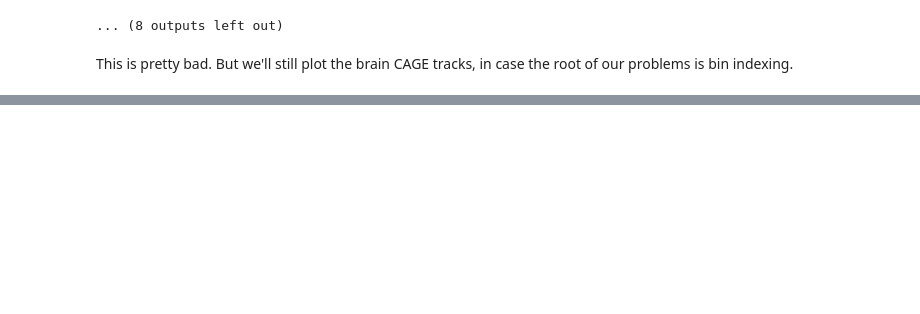
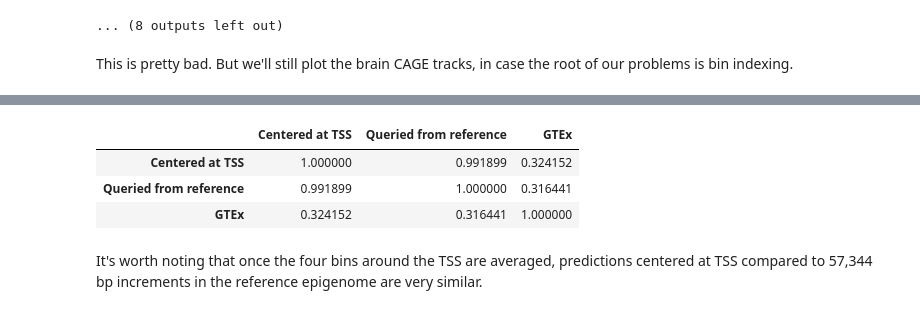
Before and after one commit to hakyimlab/sabrina-deep-learning-in-genomics, a Jupyter notebook: posts/2023-08-28-comparing-enformer-at-gene-tss-vs-reference-epigenome-vs-encode-experiments/index.ipynb, the cells around one changed output, grey strips where cells are left out. Cells and saved outputs as stored; diff of their text form; code cells hidden in the pictures; blank space fills up the shorter version.

```diff
--- a/posts/2023-08-28-comparing-enformer-at-gene-tss-vs-reference-epigenome-vs-encode-experiments/index.ipynb
+++ b/posts/2023-08-28-comparing-enformer-at-gene-tss-vs-reference-epigenome-vs-encode-experiments/index.ipynb
@@ -313,0 +355,5 @@ for gene in tss_predictions.keys():
+# %%
+for gene in corr_dict.keys():
+    col_corr = np.corrcoef(tss_predictions[gene][:, 4980], predicted_reference_epigenome[gene][:, 4980])[0, 1]
+    dist = annot_df.loc[gene]['transcription_start_site'] % 57344
+    print(gene, "\nCorrelation:", col_corr, "\nTSS distance from center:", min(dist, 57344 - dist))
@@ -313,0 +382,16 @@ for gene in tss_predictions.keys():
+# %%
+gtex_tpm = pd.read_csv("/home/s1mi/enformer_rat_data/expression_data/gene_tpm_2017-06-05_v8_brain_cortex.gct.gz", header=2, sep="\t")
+gtex_tpm['Name'] = gtex_tpm['Name'].apply(lambda gene: gene.split('.')[0])
+gtex_tpm.set_index('Name', inplace=True)
+# Calculate average gene expression
+gtex_mean_tpm = gtex_tpm.drop(columns=['id', 'Description']).mean(axis=1)
+gtex_mean_tpm.name = 'GTEx'
+# %%
+## Quantify predicted gene expression
+df = pd.DataFrame({
+    "Centered at TSS": [np.average(tss_predictions[gene][446:450, 4980]) for gene in tss_predictions.keys()],
+    "Queried from reference": [np.average(predicted_reference_epigenome[gene][446:450, 4980]) for gene in predicted_reference_epigenome.keys()]
+    }, index = tss_predictions.keys())
+# %%
+reference_gex_df = df.merge(gtex_mean_tpm, left_index=True, right_index=True, how='inner')
+print(reference_gex_df)
@@ -313,0 +410,10 @@ for gene in tss_predictions.keys():
+# %%
+gex_corr = reference_gex_df.corr()
+gex_corr
+# %% [output]
+|  | Centered at TSS | Queried from reference | GTEx |
+| Centered at TSS | 1.000000 | 0.991899 | 0.324152 |
+| Queried from reference | 0.991899 | 1.000000 | 0.316441 |
+| GTEx | 0.324152 | 0.316441 | 1.000000 |
+# %% [markdown]
+It's worth noting that once the four bins around the TSS are averaged, predictions centered at TSS compared to 57,344 bp increments in the reference epigenome are very similar.
```
Also changed, not shown: parts of 17 cells of this notebook, 3 other files.
